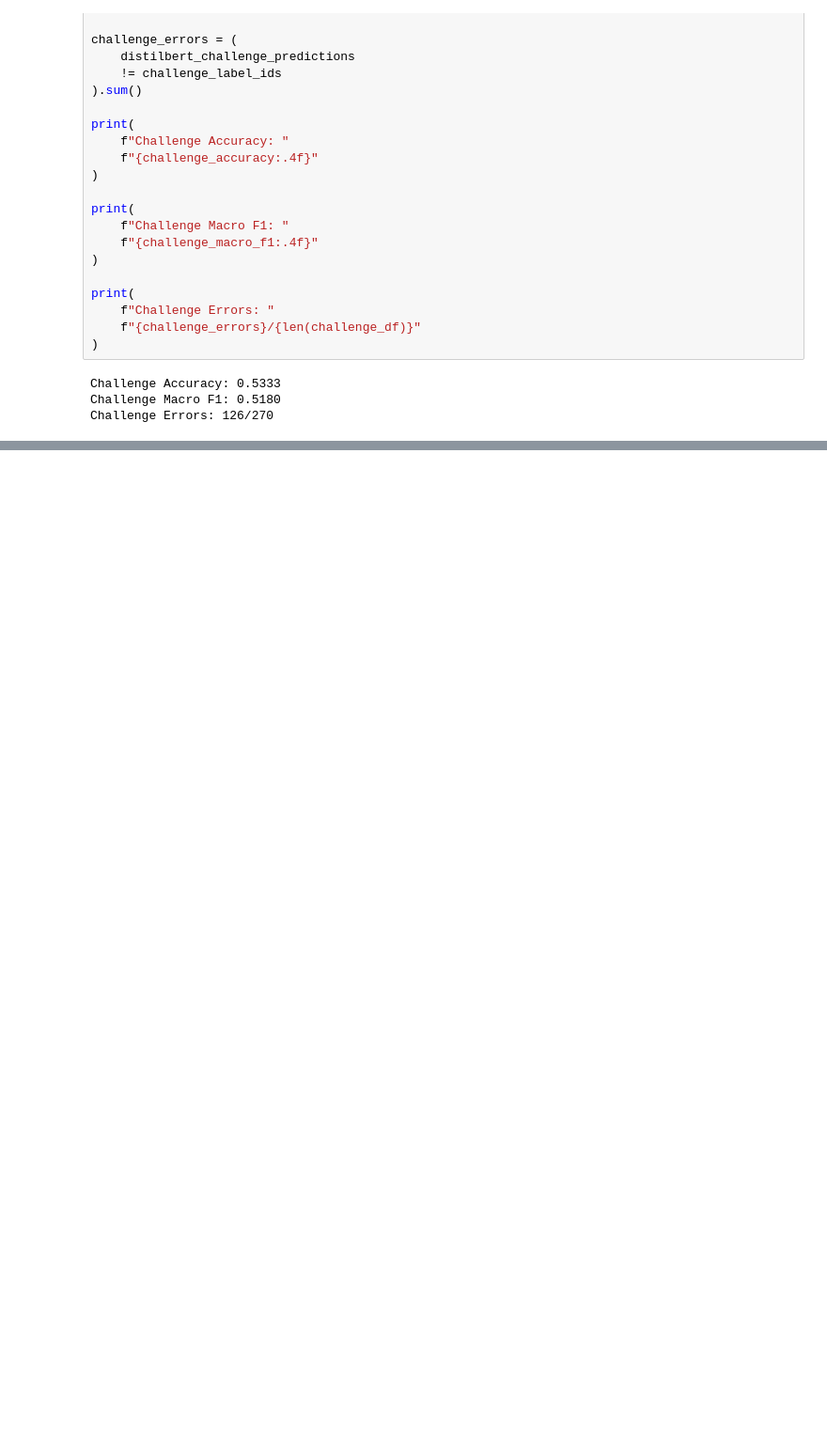
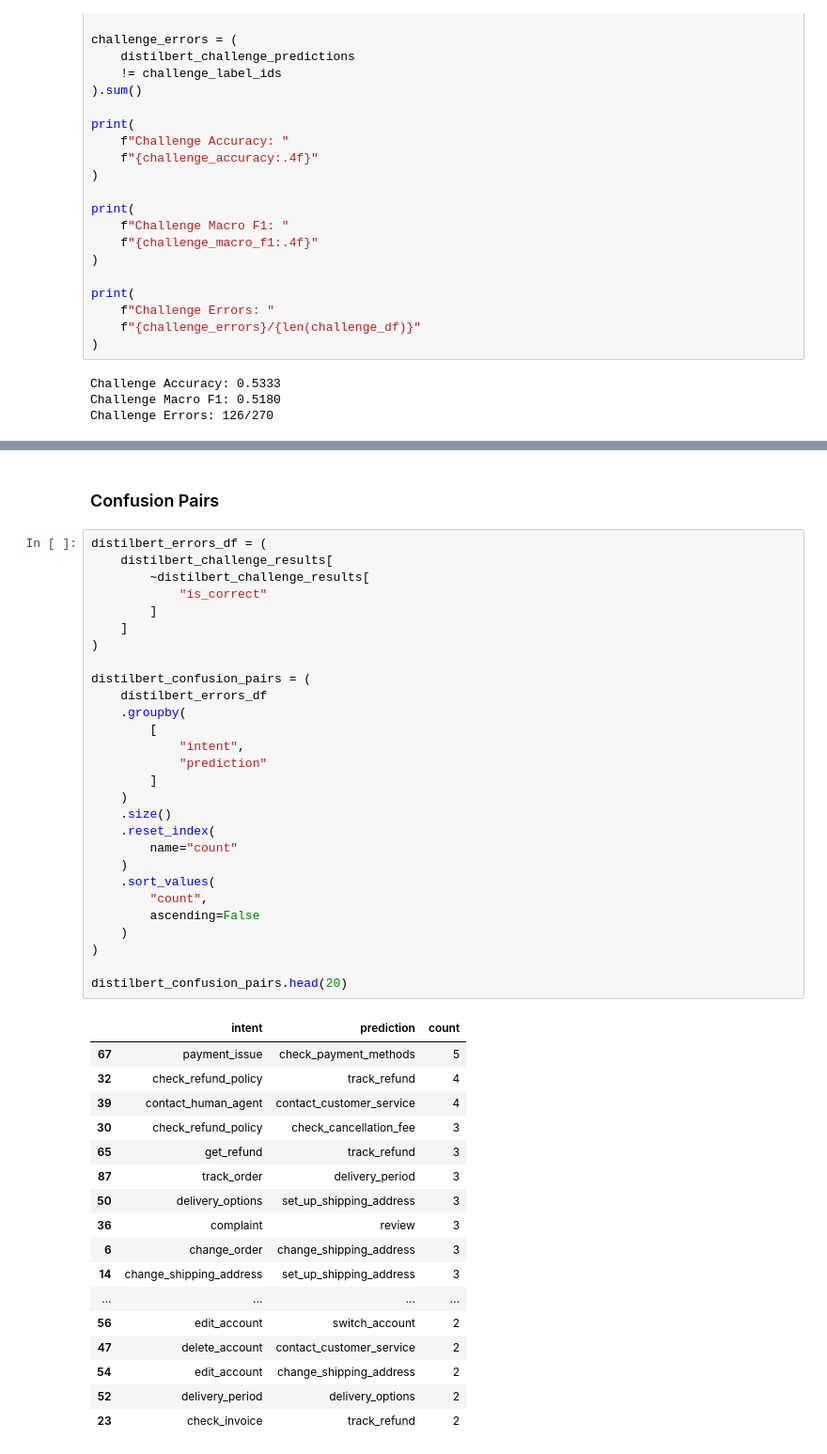
Before and after one commit to ribhupramanik/ResolveAI, a Jupyter notebook: notebooks/03_distilbert_intent_classifier.ipynb, the cells around one changed output, grey strips where cells are left out. Shown at 94% size. Drawn from its saved outputs; the diff is of its cells as text; blank space fills up the shorter version.

```diff
--- a/notebooks/03_distilbert_intent_classifier.ipynb
+++ b/notebooks/03_distilbert_intent_classifier.ipynb
@@ -911,0 +1034,48 @@ Challenge Errors: 126/270
+# %% [markdown]
+### Confusion Pairs
+# %%
+distilbert_errors_df = (
+    distilbert_challenge_results[
+        ~distilbert_challenge_results[
+            "is_correct"
+        ]
+    ]
+)
+
+distilbert_confusion_pairs = (
+    distilbert_errors_df
+    .groupby(
+        [
+            "intent",
+            "prediction"
+        ]
+    )
+    .size()
+    .reset_index(
+        name="count"
+    )
+    .sort_values(
+        "count",
+        ascending=False
+    )
+)
+
+distilbert_confusion_pairs.head(20)
+# %% [output]
+|  | intent | prediction | count |
+| 67 | payment_issue | check_payment_methods | 5 |
+| 32 | check_refund_policy | track_refund | 4 |
+| 39 | contact_human_agent | contact_customer_service | 4 |
+| 30 | check_refund_policy | check_cancellation_fee | 3 |
+| 65 | get_refund | track_refund | 3 |
+| 87 | track_order | delivery_period | 3 |
+| 50 | delivery_options | set_up_shipping_address | 3 |
+| 36 | complaint | review | 3 |
+| 6 | change_order | change_shipping_address | 3 |
+| 14 | change_shipping_address | set_up_shipping_address | 3 |
+| ... | ... | ... | ... |
+| 56 | edit_account | switch_account | 2 |
+| 47 | delete_account | contact_customer_service | 2 |
+| 54 | edit_account | change_shipping_address | 2 |
+| 52 | delivery_period | delivery_options | 2 |
+| 23 | check_invoice | track_refund | 2 |
```
Also changed, not shown: parts of 11 cells of this notebook, 2 other files.
